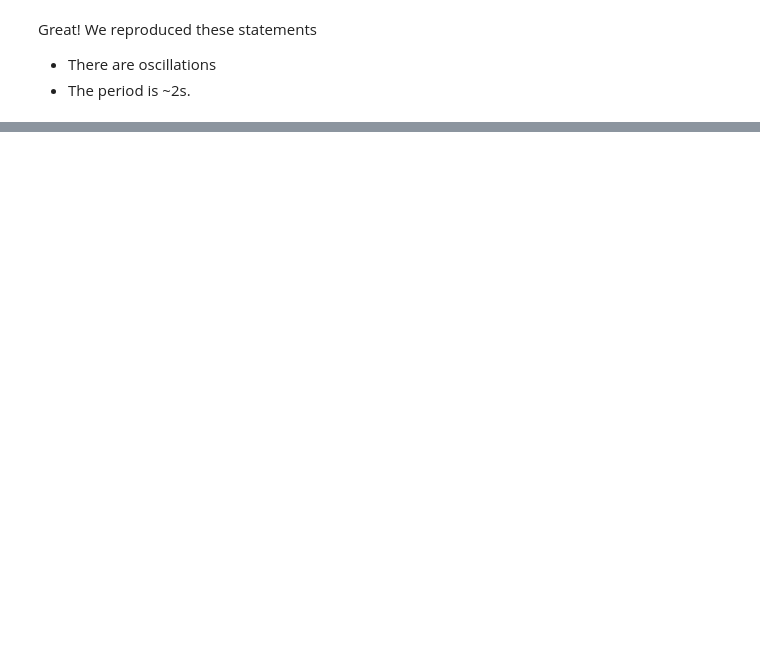
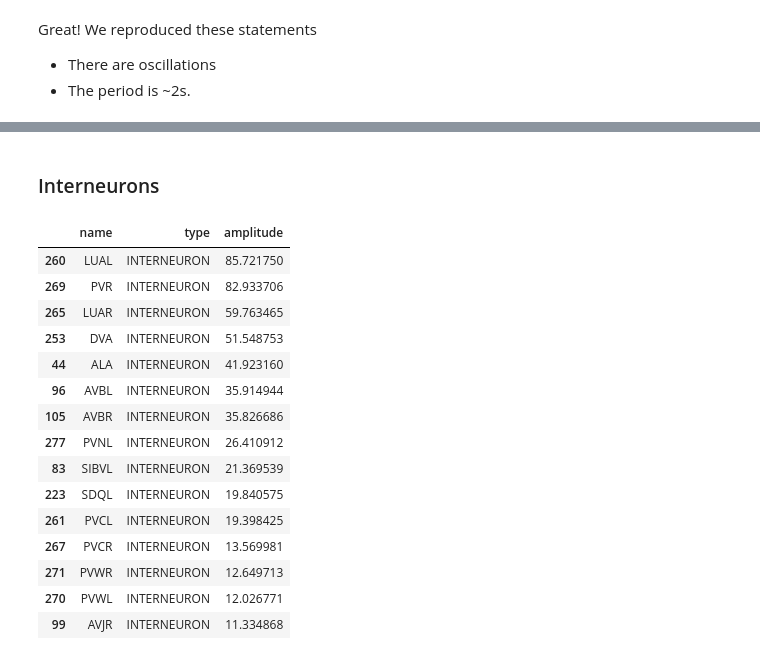
Before and after one commit to sjonany/c-elegans-interactome-analysis, a Jupyter notebook: milestone_responsive.ipynb, the cells around one changed output, grey strips where cells are left out. Saved outputs shown, nothing was run; the diff lists cells and outputs as text; code cells hidden in the pictures; blank space fills up the shorter version.

```diff
--- a/milestone_responsive.ipynb
+++ b/milestone_responsive.ipynb
@@ -20,0 +68,21 @@ Great! We reproduced these statements
+# %% [markdown]
+### Interneurons
+# %%
+df[df['type'] == 'INTERNEURON'].nlargest(15, ['amplitude'])
+# %% [output]
+|  | name | type | amplitude |
+| 260 | LUAL | INTERNEURON | 85.721750 |
+| 269 | PVR | INTERNEURON | 82.933706 |
+| 265 | LUAR | INTERNEURON | 59.763465 |
+| 253 | DVA | INTERNEURON | 51.548753 |
+| 44 | ALA | INTERNEURON | 41.923160 |
+| 96 | AVBL | INTERNEURON | 35.914944 |
+| 105 | AVBR | INTERNEURON | 35.826686 |
+| 277 | PVNL | INTERNEURON | 26.410912 |
+| 83 | SIBVL | INTERNEURON | 21.369539 |
+| 223 | SDQL | INTERNEURON | 19.840575 |
+| 261 | PVCL | INTERNEURON | 19.398425 |
+| 267 | PVCR | INTERNEURON | 13.569981 |
+| 271 | PVWR | INTERNEURON | 12.649713 |
+| 270 | PVWL | INTERNEURON | 12.026771 |
+| 99 | AVJR | INTERNEURON | 11.334868 |
```
Also changed, not shown: parts of 11 cells of this notebook, 1 other file.
